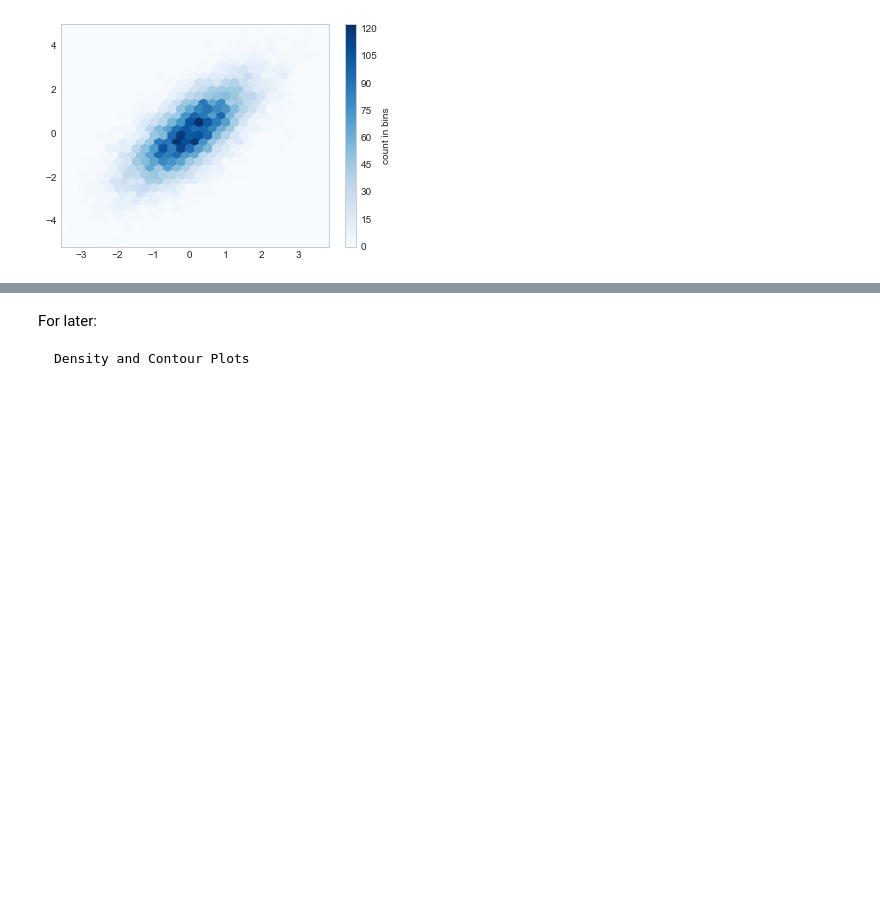
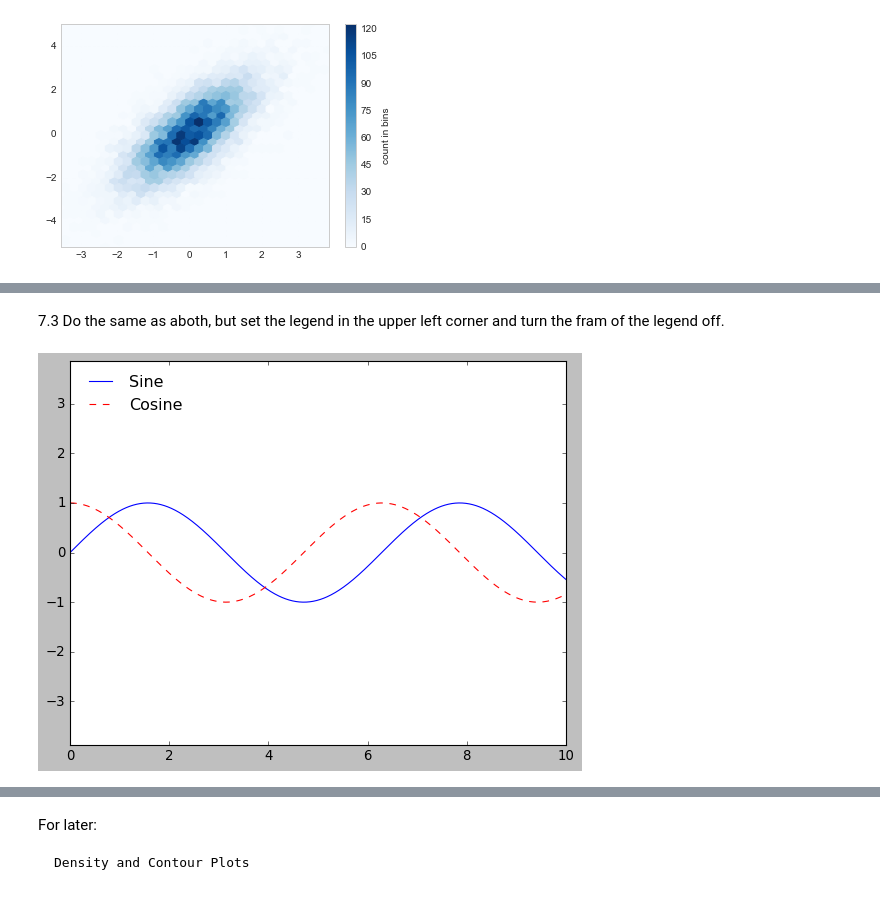
Before and after one commit to LeonvonGrebmer/Data_Science_Training_Books, a Jupyter notebook: Matplotlib_Training_Book_v_005.ipynb, the cells around one changed output, grey strips where cells are left out. Drawn from its saved outputs; the diff is of its cells as text; code cells hidden in the pictures; blank space fills up the shorter version.

```diff
--- a/Matplotlib_Training_Book_v_004.ipynb
+++ b/Matplotlib_Training_Book_v_005.ipynb
@@ -534,0 +558,11 @@ cb = plt.colorbar(label= "count in bins")
+# %% [markdown]
+7.3 Do the same as aboth, but set the legend in the upper left corner and turn the fram of the legend off.
+# %%
+x= np.linspace(0,10,1000)
+fig, ax = plt.subplots()
+ax.plot(x, np.sin(x), "-b", label= "Sine")
+ax.plot(x, np.cos(x), "--r", label= "Cosine")
+ax.axis("equal")
+leg = ax.legend(loc= "upper left", frameon= False)
+# %% [output]
+[figure, added]
```
Also changed, not shown: parts of 11 cells of this notebook.
